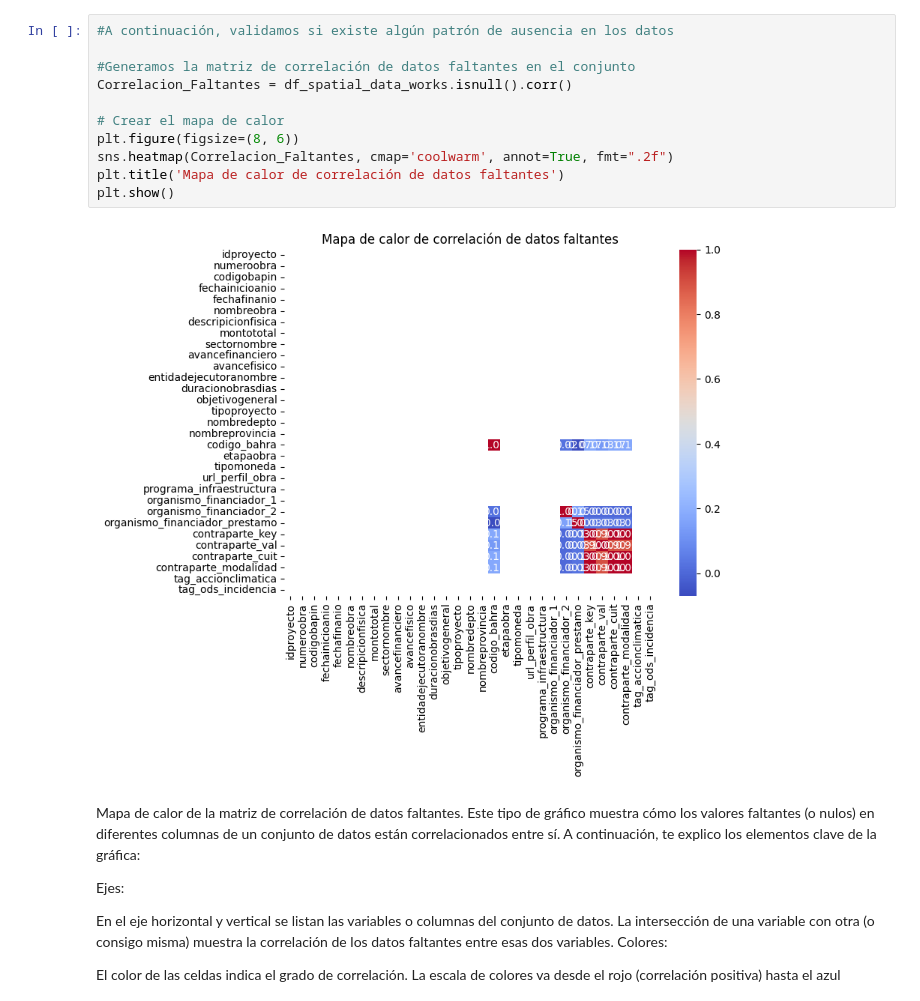
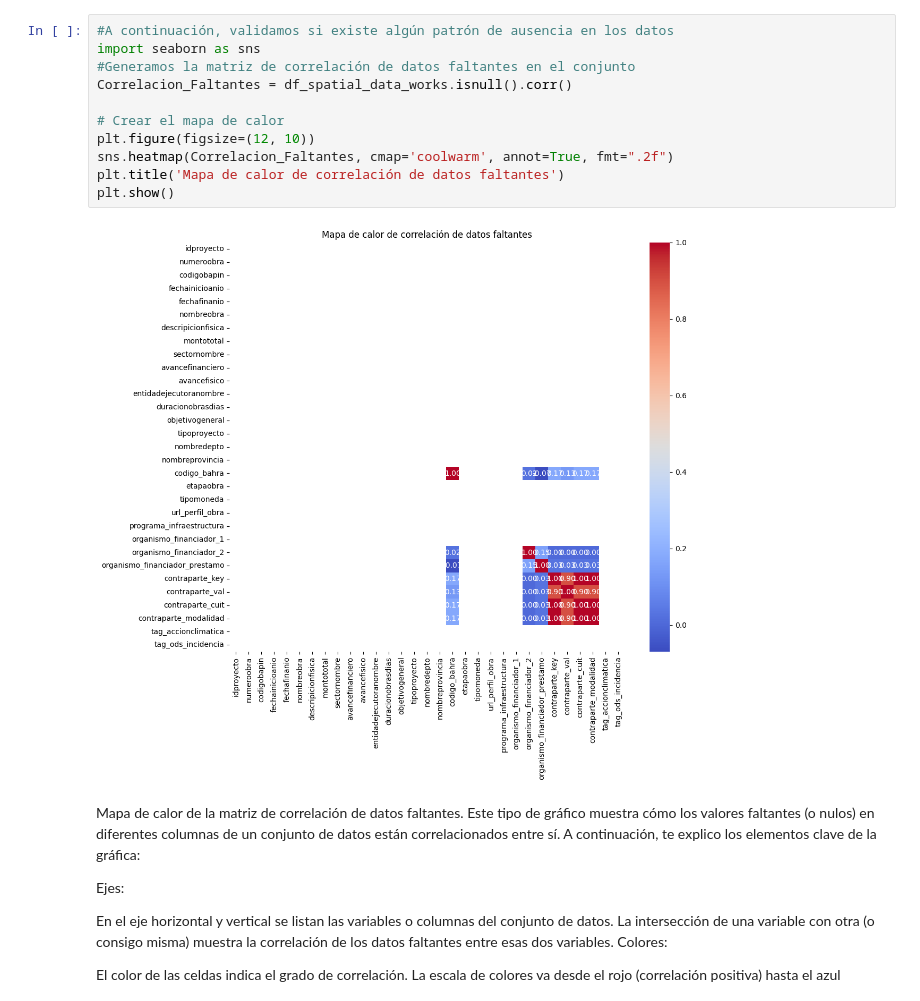
Before and after one commit to ingcarlosleon/data-Mapainversiones, a Jupyter notebook: Caso_de_Uso.ipynb, the cells around one changed output. Cells and saved outputs as stored; diff of their text form.

```diff
--- a/Caso_de_Uso.ipynb
+++ b/Caso_de_Uso.ipynb
@@ -164,16 +227,16 @@ plt.show()
 # %%
 #A continuación, validamos si existe algún patrón de ausencia en los datos
-
+import seaborn as sns
 #Generamos la matriz de correlación de datos faltantes en el conjunto
 Correlacion_Faltantes = df_spatial_data_works.isnull().corr()
 
 # Crear el mapa de calor
-plt.figure(figsize=(8, 6))
+plt.figure(figsize=(12, 10))
 sns.heatmap(Correlacion_Faltantes, cmap='coolwarm', annot=True, fmt=".2f")
 plt.title('Mapa de calor de correlación de datos faltantes')
 plt.show()
 # %% [output]
-[figure, old version]
+[figure, new version]
 # %% [markdown]
 Mapa de calor de la matriz de correlación de datos faltantes. Este tipo de gráfico muestra cómo los valores faltantes (o nulos) en diferentes columnas de un conjunto de datos están correlacionados entre sí. A continuación, te explico los elementos clave de la gráfica:
 
```
Also changed, not shown: parts of 18 cells of this notebook.
